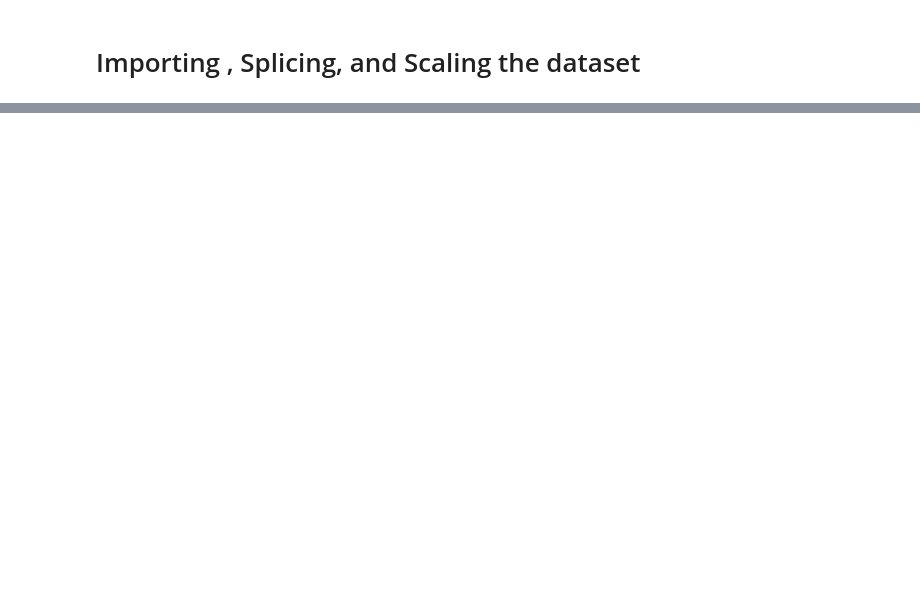
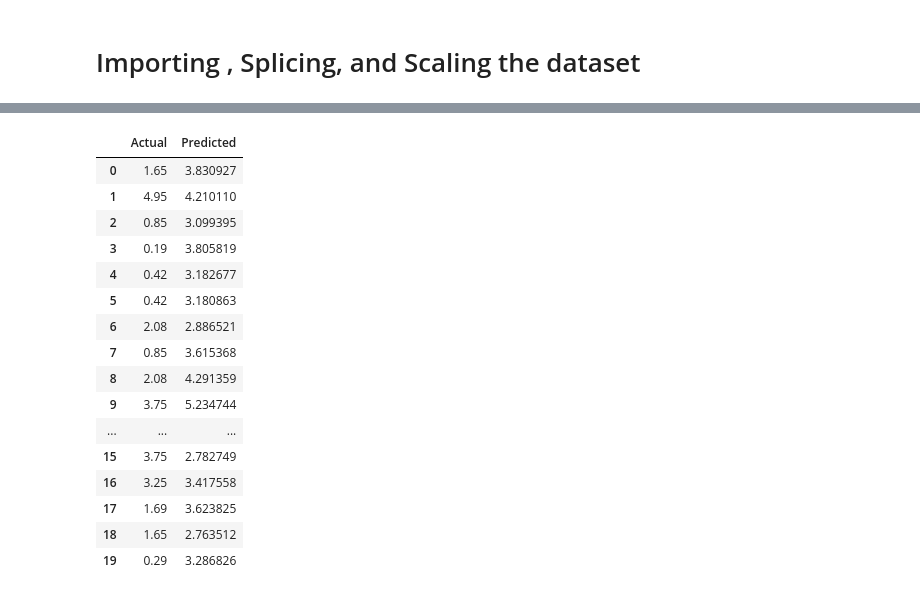
Before and after one commit to Whit31ister/ML-31231551243, a Jupyter notebook: MODELS/Linear_Regression.ipynb, the cells around one changed output, grey strips where cells are left out. Saved outputs shown, nothing was run; the diff lists cells and outputs as text; code cells hidden in the pictures; blank space fills up the shorter version.

```diff
--- a/MODELS/Linear_Regression.ipynb
+++ b/MODELS/Linear_Regression.ipynb
@@ -150,0 +234,27 @@ Max : 20.815216
+# %%
+import pandas as pd
+
+comparison = pd.DataFrame({
+    "Actual": y_test,
+    "Predicted": y_pred
+})
+
+comparison.head(20)
+# %% [output]
+|  | Actual | Predicted |
+| 0 | 1.65 | 3.830927 |
+| 1 | 4.95 | 4.210110 |
+| 2 | 0.85 | 3.099395 |
+| 3 | 0.19 | 3.805819 |
+| 4 | 0.42 | 3.182677 |
+| 5 | 0.42 | 3.180863 |
+| 6 | 2.08 | 2.886521 |
+| 7 | 0.85 | 3.615368 |
+| 8 | 2.08 | 4.291359 |
+| 9 | 3.75 | 5.234744 |
+| ... | ... | ... |
+| 15 | 3.75 | 2.782749 |
+| 16 | 3.25 | 3.417558 |
+| 17 | 1.69 | 3.623825 |
+| 18 | 1.65 | 2.763512 |
+| 19 | 0.29 | 3.286826 |
```
Also changed, not shown: parts of 11 cells of this notebook.
